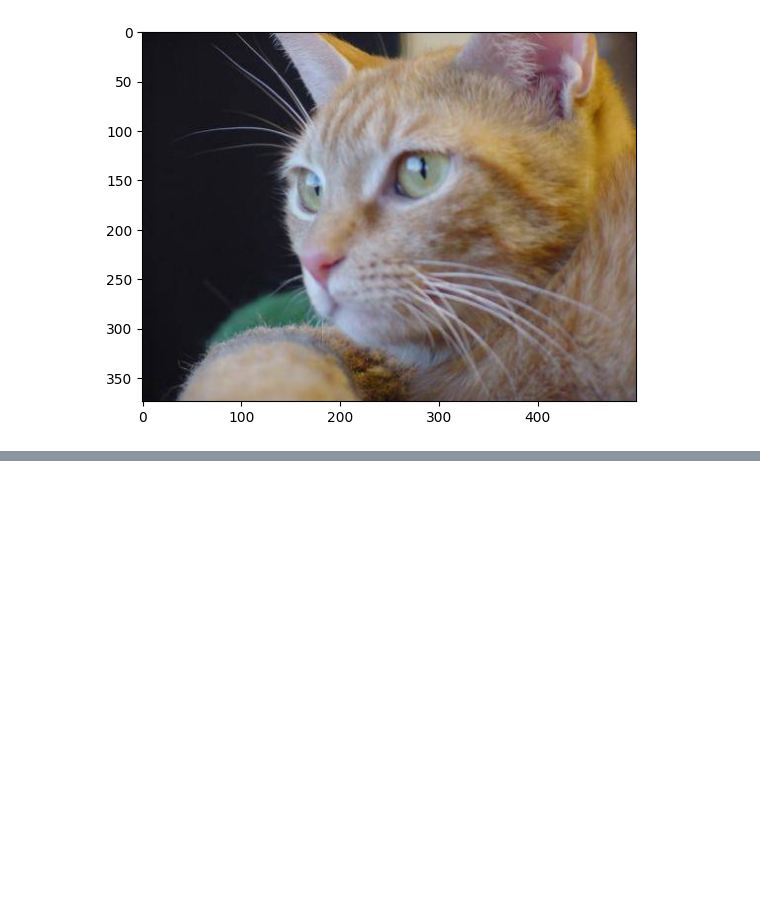
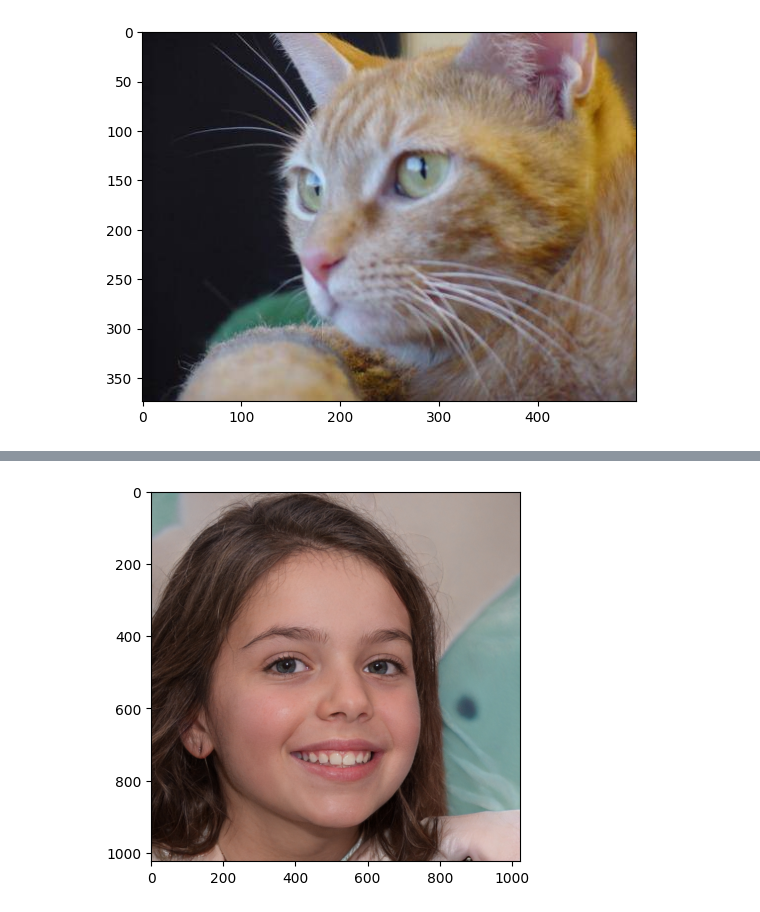
Before and after one commit to Tahmauri01/Tahmauri-AI, a Jupyter notebook: catordog.ipynb, the cells around one changed output, grey strips where cells are left out. Drawn from its saved outputs; the diff is of its cells as text; code cells hidden in the pictures; blank space fills up the shorter version.

```diff
--- a/catordog.ipynb
+++ b/catordog.ipynb
@@ -113,0 +127,7 @@ ValueError: Failed to find data adapter that can handle input: <class 'numpy.nda
+# %%
+image_number = input("Choose a file thats within 1 - 12500: ")
+test_image = mping.imread(f'test1/{image_number}.jpg')
+plt.imshow(test_image)
+plt.show()
+# %% [output]
+[figure, added]
```
Also changed, not shown: parts of 7 cells of this notebook, 1 other file.
